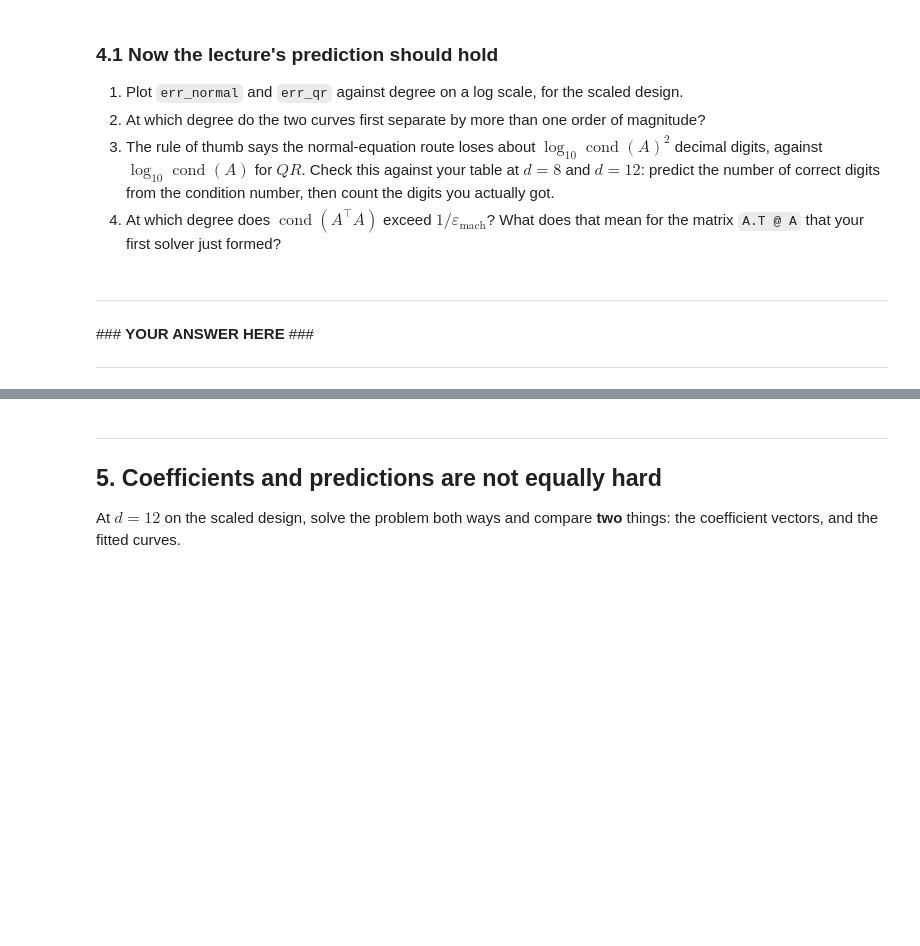
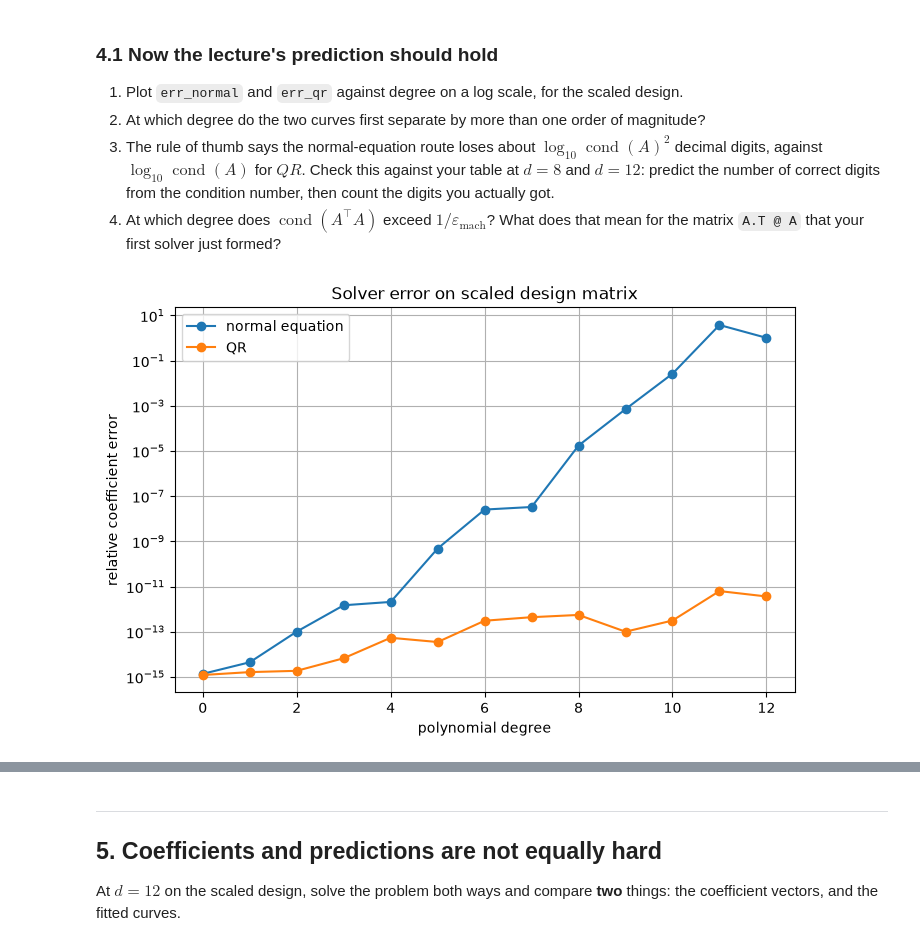
Before and after one commit to hryhola/linear-algebra-ucu, a Jupyter notebook: labs/lab1/lab1-coreA-least_squares.ipynb, the cells around one changed output, grey strips where cells are left out. Saved outputs shown, nothing was run; the diff lists cells and outputs as text; code cells hidden in the pictures; blank space fills up the shorter version.

```diff
--- a/labs/lab1/lab1-coreA-least_squares.ipynb
+++ b/labs/lab1/lab1-coreA-least_squares.ipynb
@@ -456,5 +689,67 @@ scaled.style.format({"cond_A": "{:.2e}", "cond_AtA": "{:.2e}",
-# %% [markdown]
----
-\### **YOUR ANSWER HERE** \###
-
----
+# %%
+# ========= YOUR CODE STARTS HERE ========= #
+# Plot the relative coefficient errors for both solvers.
+# Log scale is useful because the errors may differ by many orders of magnitude.
+plt.figure(figsize=(8, 5))
+plt.semilogy(scaled.index, scaled["err_normal"], marker="o", label="normal equation")
+plt.semilogy(scaled.index, scaled["err_qr"], marker="o", label="QR")
+plt.xlabel("polynomial degree")
+plt.ylabel("relative coefficient error")
+plt.title("Solver error on scaled design matrix")
+plt.legend()
+plt.grid(True)
+plt.show()
+
+
+# Find the first degree where the two errors differ
+# by more than one order of magnitude (factor > 10).
+error_ratio = np.maximum(
+    scaled["err_normal"] / scaled["err_qr"],
+    scaled["err_qr"] / scaled["err_normal"]
+)
+
+separated = scaled.index[error_ratio > 10]
+first_separation = separated[0] if len(separated) > 0 else None
+
+print("first separation by > 10x:", first_separation)
+
+
+# Double-precision machine epsilon: roughly 2.22e-16.
+eps = np.finfo(float).eps
+print(f"machine epsilon: {eps:.3e}")
+print(f"1 / epsilon:     {1 / eps:.3e}")
+
+
+# Check degrees 8 and 12.
+# Roughly 16 decimal digits are available in float64.
+for d in [8, 12]:
+    cond_A = scaled.loc[d, "cond_A"]
+    err_ne = scaled.loc[d, "err_normal"]
+    err_qr = scaled.loc[d, "err_qr"]
+
+    # Predicted correct digits:
+    # normal equations lose about log10(cond(A)^2)
+    # QR loses about log10(cond(A))
+    predicted_ne = 16 - np.log10(cond_A ** 2)
+    predicted_qr = 16 - np.log10(cond_A)
+
+    # Actual correct digits estimated from relative error.
+    actual_ne = -np.log10(err_ne)
+    actual_qr = -np.log10(err_qr)
+
+    print(f"\ndegree {d}:")
+    print(f"  cond(A) = {cond_A:.3e}")
+    print(f"  normal: predicted digits ≈ {predicted_ne:.2f}, actual ≈ {actual_ne:.2f}")
+    print(f"  QR:     predicted digits ≈ {predicted_qr:.2f}, actual ≈ {actual_qr:.2f}")
+
+
+# Find the first degree where cond(A^T A) becomes larger
+# than 1 / machine epsilon.
+too_ill_conditioned = scaled.index[scaled["cond_AtA"] > 1 / eps]
+first_bad_AtA = too_ill_conditioned[0] if len(too_ill_conditioned) > 0 else None
+
+print("\nfirst degree with cond(A^T A) > 1/eps:", first_bad_AtA)
+
+# ========== YOUR CODE ENDS HERE ========== #
+# %% [output]
+[figure, added]
```
Also changed, not shown: parts of 33 cells of this notebook, 1 other file.
